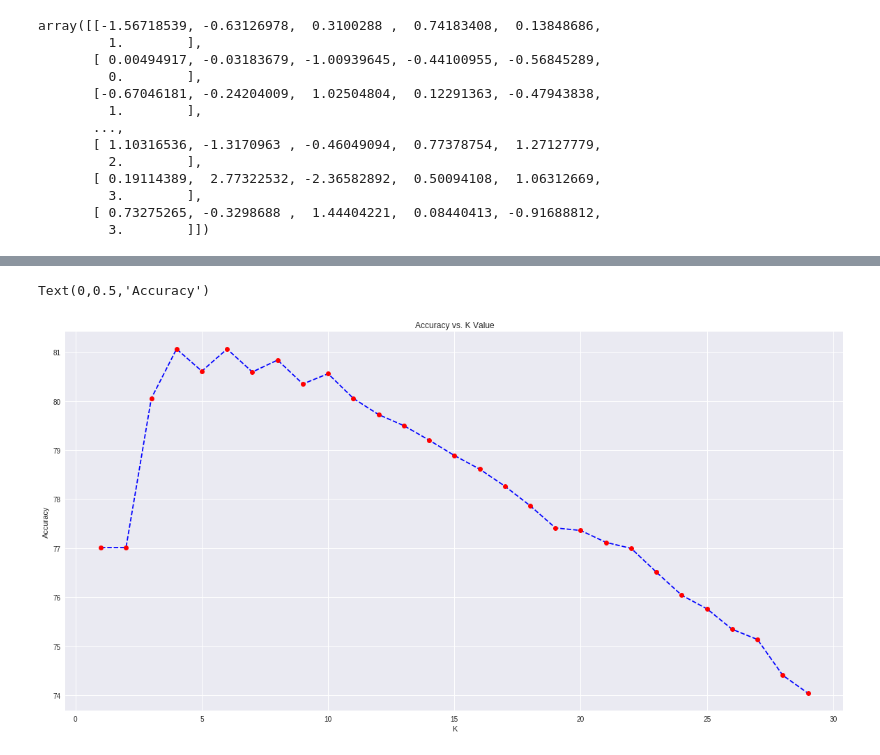
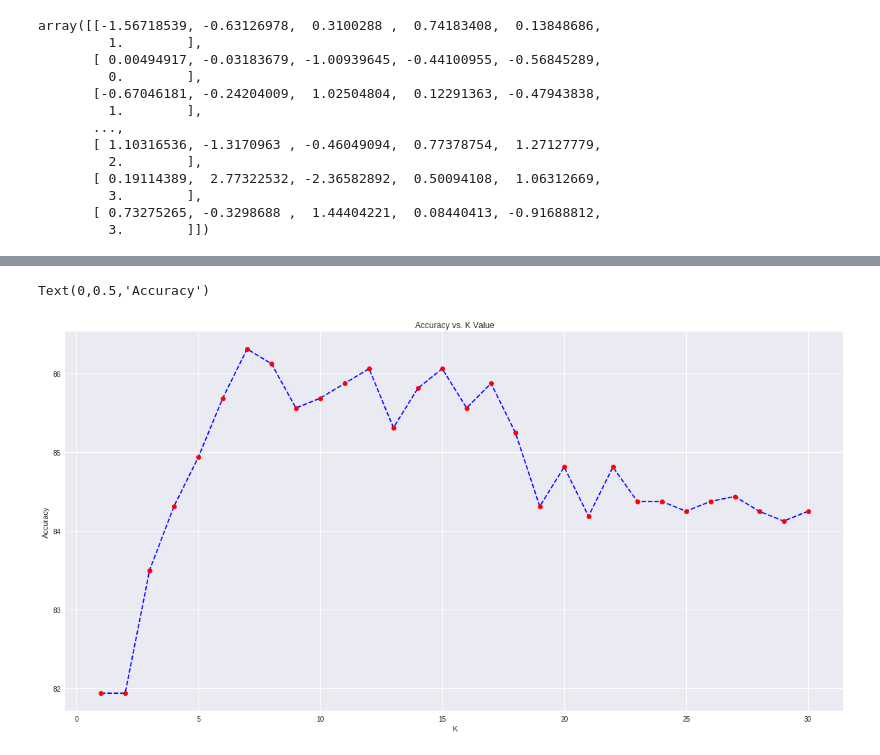
Before and after one commit to rizkiar00/K-Nearest-Neighbour, a Jupyter notebook: KNN.ipynb, the cells around one changed output, grey strips where cells are left out. Saved outputs shown, nothing was run; the diff lists cells and outputs as text; code cells hidden in the pictures.

```diff
--- a/KNN.ipynb
+++ b/KNN.ipynb
@@ -81,22 +86,23 @@ def getAccuracy(testSet, predictions):
 #XTRAIN = INPUT TRAIN. YTRAIN = OUTPUT TRAIN
 q = 10 #Beraoa kali coba
 k = 30
-avgaccuracy=np.zeros(k-1)
-for z in range(1,q):
-  X_train, X_test, y_train, y_test = train_test_split(scaled_features,data['Y'],test_size=0.80)
-  y_train = np.array(y_train)
-  trainingSet = np.append(X_train,y_train[:, None],axis=1)
-  testSet = np.append(X_test,y_test[:, None],axis=1)
-  allacuracy=[]
-  for y in range(1,k):
-    predictions=[]
-    for x in range(len(testSet)):
-      neighbors = getNeighbors(trainingSet, testSet[x], y)
-      result = getResponse(neighbors)
-      predictions.append(result)
-    accuracy = getAccuracy(testSet, predictions)
-    allacuracy.append(accuracy)
-  avgaccuracy+=np.array(allacuracy)
-avgaccuracy = avgaccuracy / (q-1)
+avgaccuracy=np.zeros(k)
+for z in range(1,q+1):
+    X_train, X_test, y_train, y_test = train_test_split(training,data['Y'],test_size=0.20)
+    y_train = np.array(y_train)
+    trainingSet = np.append(X_train,y_train[:, None],axis=1)
+    testSet = np.append(X_test,y_test[:, None],axis=1)
+    allacuracy=[]
+    for y in range(1,k+1):
+        predictions=[]
+        for x in range(len(testSet)):
+            neighbors = getNeighbors(trainingSet, X_test[x], y)
+            result = getResponse(neighbors)
+            predictions.append(result)
+        accuracy = getAccuracy(testSet, predictions)
+        allacuracy.append(accuracy)
+    print(z)
+    avgaccuracy+=np.array(allacuracy)
+avgaccuracy = avgaccuracy / q
 print(avgaccuracy)
 # %% [output]
@@ -108,13 +123,13 @@ print(avgaccuracy)
 # %%
 plt.figure(figsize=(20,10))
-plt.plot(range(1,k),avgaccuracy,color='blue', linestyle='dashed', marker='o',
+plt.plot(range(1,k+1),avgaccuracy,color='blue', linestyle='dashed', marker='o',
          markerfacecolor='red', markersize=7)
 plt.title('Accuracy vs. K Value')
 plt.xlabel('K')
 plt.ylabel('Accuracy')
 # %% [output]
 Text(0,0.5,'Accuracy')
-[figure, old version]
+[figure, new version]
 # %%
 datatest = pd.read_csv('K-Nearest-Neighbour/DataTest_Tugas3_AI.csv',skipinitialspace=True,usecols = [1,2,3,4,5,6])
 scaler = StandardScaler() #Buat Standarisasi Data(Gak Wajib)
```
Also changed, not shown: parts of 3 cells of this notebook.
